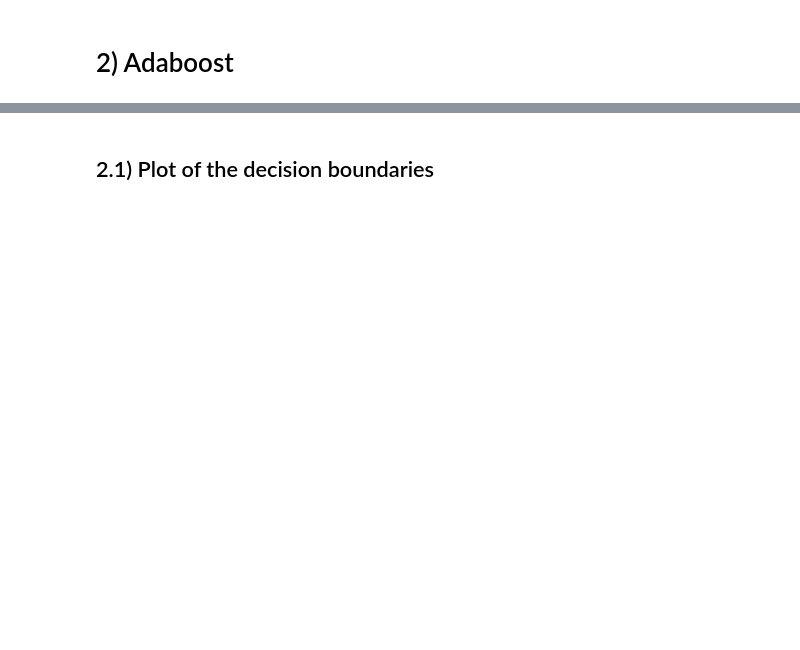
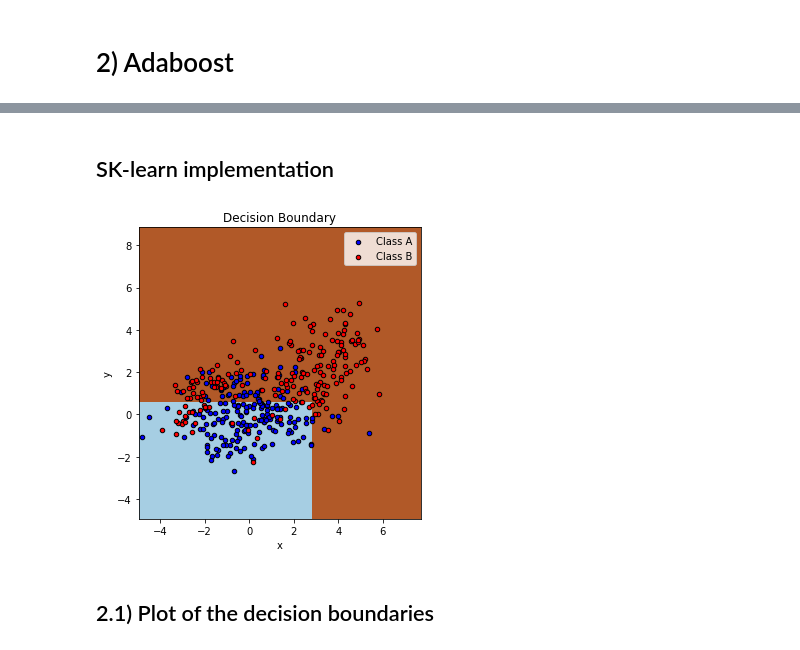
Before and after one commit to kongsgard/machine-learning, a Jupyter notebook: hw4/hw4.ipynb, the cells around one changed output, grey strips where cells are left out. Drawn from its saved outputs; the diff is of its cells as text; code cells hidden in the pictures; blank space fills up the shorter version.

Commit message:
Add starting point for adaboost algorithm

```diff
--- a/hw4/hw4.ipynb
+++ b/hw4/hw4.ipynb
@@ -129,0 +132,16 @@ For kernelized regression we got a misclassification error probability of about
+# %%
+# TODO: Remove this cell
+N = 10 # Number of samples
+
+# Class 0, N/2 samples
+x0 = generate_class_0(math.floor(N/2))
+# Class 1, N/2 samples
+x1 = generate_class_1(math.floor(N/2))
+
+x_train = np.concatenate([x0, x1])
+y = np.append(np.zeros(int(N/2)), np.ones(int(N/2)))
+
+# Shuffle the data
+ind_perm = np.random.permutation(len(y))
+x_train = x_train[ind_perm, :]
+y = y[ind_perm]
@@ -130,2 +223,54 @@ For kernelized regression we got a misclassification error probability of about
+# %% [markdown]
+## SK-learn implementation
+# %%
+
+from sklearn.ensemble import AdaBoostClassifier
+from sklearn.tree import DecisionTreeClassifier
+from sklearn.datasets import make_gaussian_quantiles
+
+# Create and fit an AdaBoosted decision tree
+bdt = AdaBoostClassifier(DecisionTreeClassifier(max_depth=1),
+                         algorithm="SAMME",
+                         n_estimators=5)
+
+bdt.fit(x_train, y)
+
+plot_colors = "br"
+plot_step = 0.02
+class_names = "AB"
+
+plt.figure(figsize=(10, 5))
+
+# Plot the decision boundaries
+plt.subplot(121)
+x_min, x_max = X[:, 0].min() - 1, X[:, 0].max() + 1
+y_min, y_max = X[:, 1].min() - 1, X[:, 1].max() + 1
+xx, yy = np.meshgrid(np.arange(x_min, x_max, plot_step),
+                     np.arange(y_min, y_max, plot_step))
+
+Z = bdt.predict(np.c_[xx.ravel(), yy.ravel()])
+Z = Z.reshape(xx.shape)
+cs = plt.contourf(xx, yy, Z, cmap=plt.cm.Paired)
+plt.axis("tight")
+
+# Plot the training points
+for i, n, c in zip(range(2), class_names, plot_colors):
+    idx = np.where(y == i)
+    plt.scatter(x_train[idx, 0], x_train[idx, 1],
+                c=c, cmap=plt.cm.Paired,
+                s=20, edgecolor='k',
+                label="Class %s" % n)
+plt.xlim(x_min, x_max)
+plt.ylim(y_min, y_max)
+plt.legend(loc='upper right')
+plt.xlabel('x')
+plt.ylabel('y')
+plt.title('Decision Boundary')
+
+plt.tight_layout()
+plt.subplots_adjust(wspace=0.35)
+plt.show()
+# %% [output]
+[figure, added]
 # %% [markdown]
 ## 2.1) Plot of the decision boundaries
```
Also changed, not shown: parts of 8 cells of this notebook, 1 other file.
